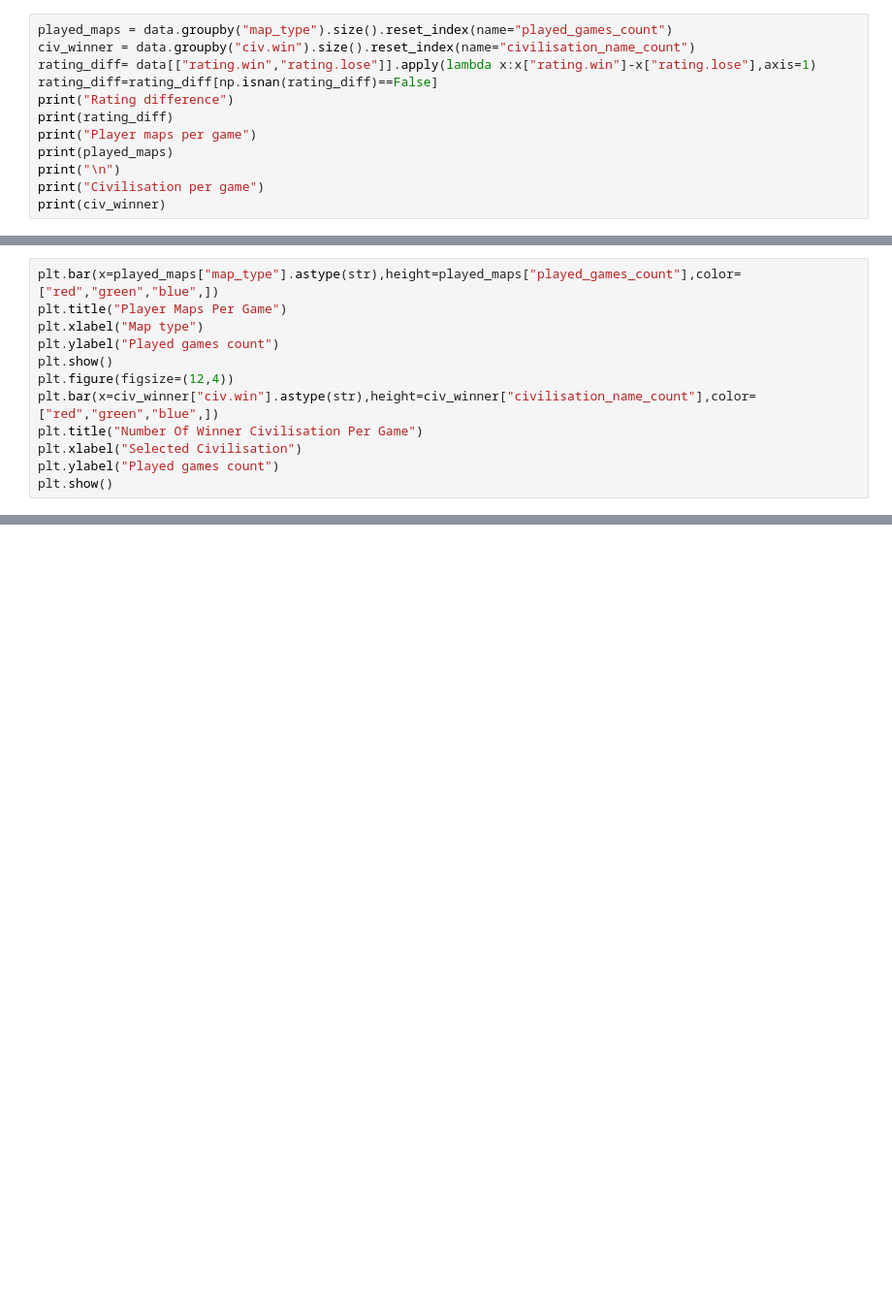
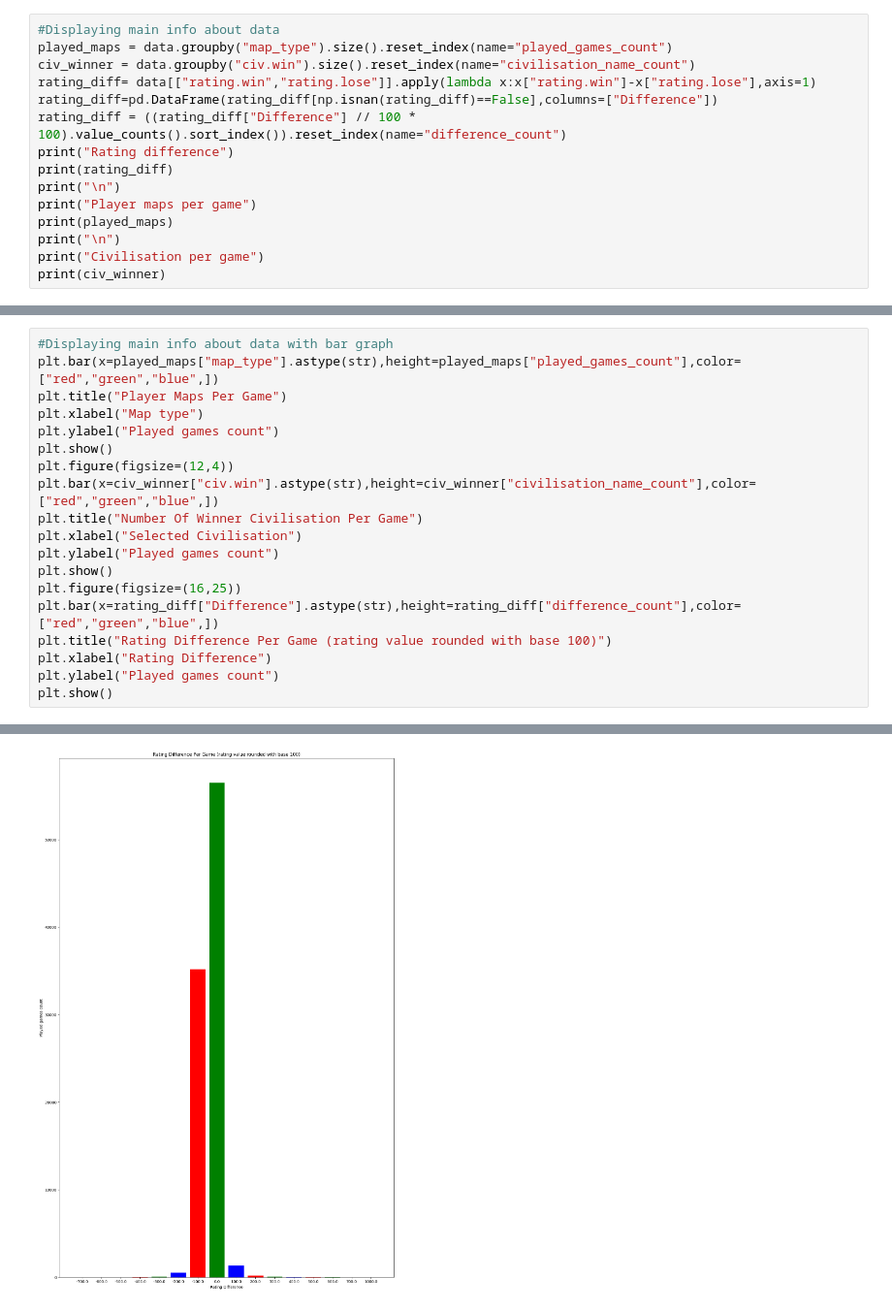
Before and after one commit to denizsecmen/AOEII-AI-Prediction, a Jupyter notebook: Main.ipynb, the cells around one changed output, grey strips where cells are left out. Shown at 97% size. Drawn from its saved outputs; the diff is of its cells as text; blank space fills up the shorter version.

```diff
--- a/Main.ipynb
+++ b/Main.ipynb
@@ -21,12 +24,15 @@ Index(['match_uuid', 'started', 'finished', 'map_type', 'steam_id.win',
        'duration'],
       dtype='object')
 # %%
+#Displaying main info about data
 played_maps = data.groupby("map_type").size().reset_index(name="played_games_count")
 civ_winner = data.groupby("civ.win").size().reset_index(name="civilisation_name_count")
 rating_diff= data[["rating.win","rating.lose"]].apply(lambda x:x["rating.win"]-x["rating.lose"],axis=1)
-rating_diff=rating_diff[np.isnan(rating_diff)==False]
+rating_diff=pd.DataFrame(rating_diff[np.isnan(rating_diff)==False],columns=["Difference"])
+rating_diff = ((rating_diff["Difference"] // 100 * 100).value_counts().sort_index()).reset_index(name="difference_count")
 print("Rating difference")
 print(rating_diff)
+print("\n")
 print("Player maps per game")
 print(played_maps)
 print("\n")
@@ -51,17 +57,25 @@ Rating difference
 35       35                     1760
 36       36                     3361
 # %%
+#Displaying main info about data with bar graph
 plt.bar(x=played_maps["map_type"].astype(str),height=played_maps["played_games_count"],color=["red","green","blue",])
 plt.title("Player Maps Per Game")
 plt.xlabel("Map type")
 plt.ylabel("Played games count")
 plt.show()
 plt.figure(figsize=(12,4))
 plt.bar(x=civ_winner["civ.win"].astype(str),height=civ_winner["civilisation_name_count"],color=["red","green","blue",])
 plt.title("Number Of Winner Civilisation Per Game")
 plt.xlabel("Selected Civilisation")
 plt.ylabel("Played games count")
 plt.show()
+plt.figure(figsize=(16,25))
+plt.bar(x=rating_diff["Difference"].astype(str),height=rating_diff["difference_count"],color=["red","green","blue",])
+plt.title("Rating Difference Per Game (rating value rounded with base 100)")
+plt.xlabel("Rating Difference")
+plt.ylabel("Played games count")
+plt.show()
 # %% [output]
 [figure]
 [figure]
+[figure, added]
```
Also changed, not shown: parts of 4 cells of this notebook.
